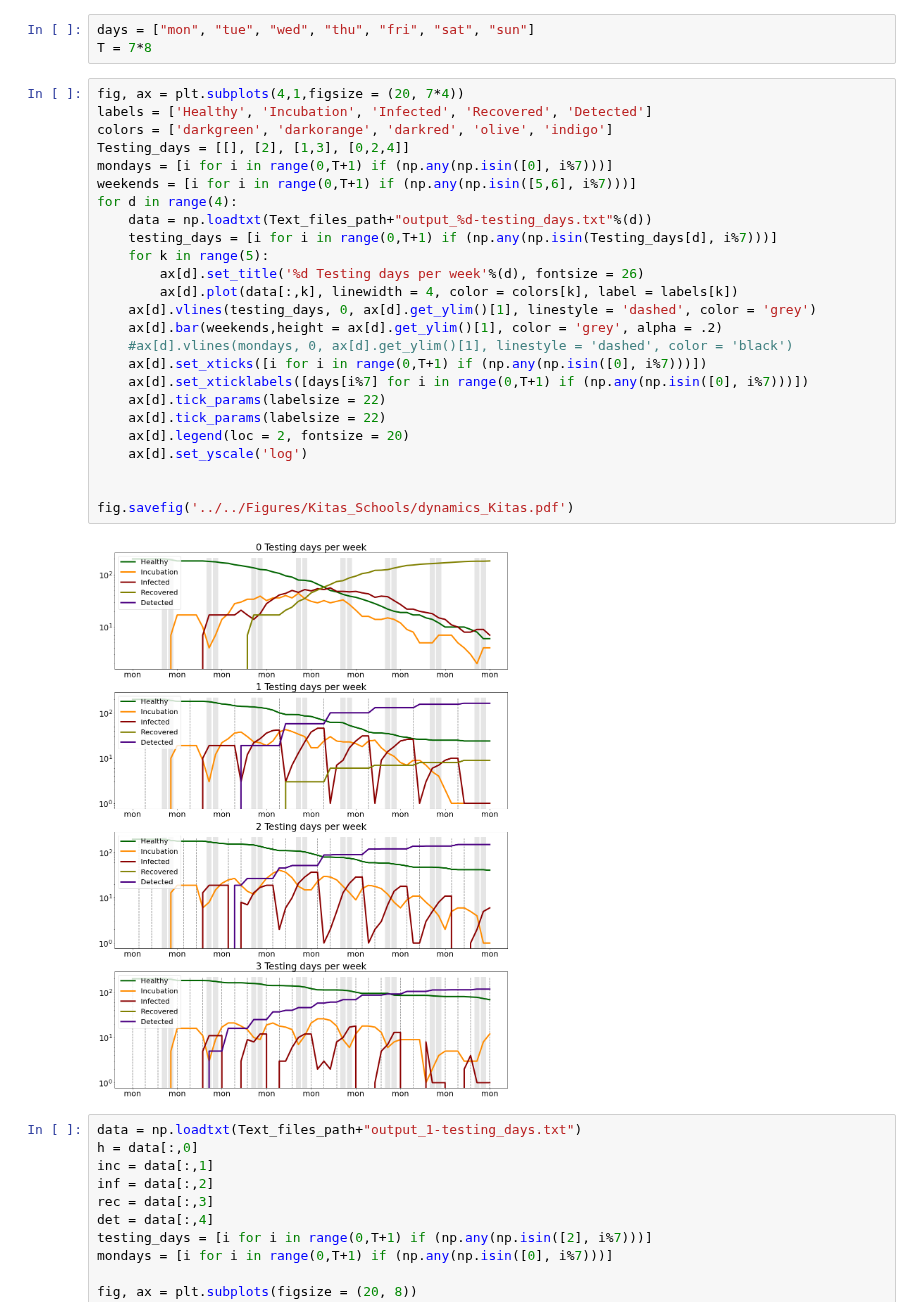
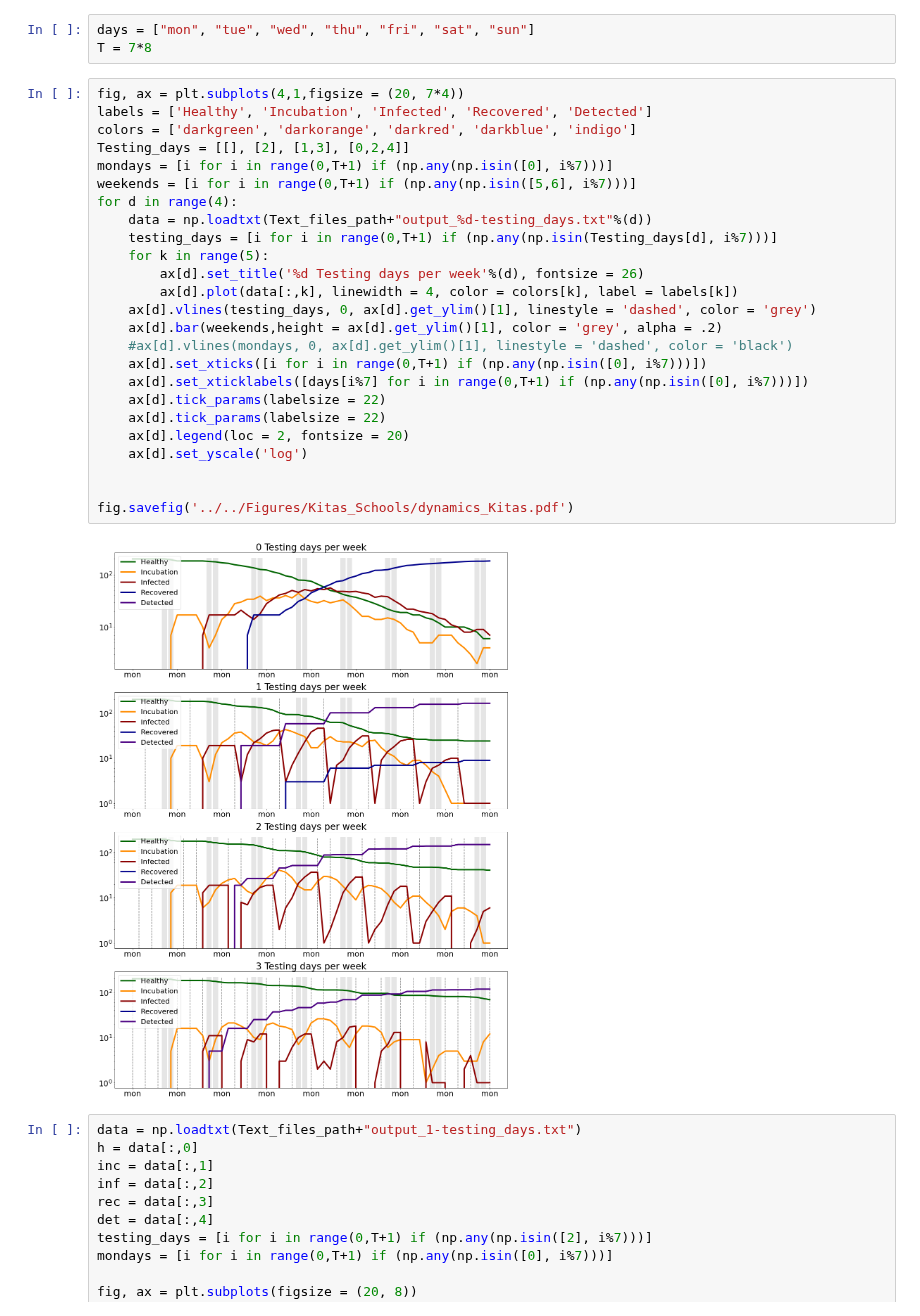
Before and after one commit to betoto008/Epidemiology_2020, a Jupyter notebook: Jupyter_Notebooks/Kitas_Schools/Kitas.ipynb, the cells around one changed output. Drawn from its saved outputs; the diff is of its cells as text.

```diff
--- a/Jupyter_Notebooks/Kitas_Schools/Kitas.ipynb
+++ b/Jupyter_Notebooks/Kitas_Schools/Kitas.ipynb
@@ -32,30 +32,30 @@ T = 7*8
 # %%
 fig, ax = plt.subplots(4,1,figsize = (20, 7*4))
 labels = ['Healthy', 'Incubation', 'Infected', 'Recovered', 'Detected']
-colors = ['darkgreen', 'darkorange', 'darkred', 'olive', 'indigo']
+colors = ['darkgreen', 'darkorange', 'darkred', 'darkblue', 'indigo']
 Testing_days = [[], [2], [1,3], [0,2,4]]
 mondays = [i for i in range(0,T+1) if (np.any(np.isin([0], i%7)))]
 weekends = [i for i in range(0,T+1) if (np.any(np.isin([5,6], i%7)))]
 for d in range(4):
     data = np.loadtxt(Text_files_path+"output_%d-testing_days.txt"%(d))
     testing_days = [i for i in range(0,T+1) if (np.any(np.isin(Testing_days[d], i%7)))]
     for k in range(5):
         ax[d].set_title('%d Testing days per week'%(d), fontsize = 26)
         ax[d].plot(data[:,k], linewidth = 4, color = colors[k], label = labels[k])
     ax[d].vlines(testing_days, 0, ax[d].get_ylim()[1], linestyle = 'dashed', color = 'grey')
     ax[d].bar(weekends,height = ax[d].get_ylim()[1], color = 'grey', alpha = .2)
     #ax[d].vlines(mondays, 0, ax[d].get_ylim()[1], linestyle = 'dashed', color = 'black')
     ax[d].set_xticks([i for i in range(0,T+1) if (np.any(np.isin([0], i%7)))])
     ax[d].set_xticklabels([days[i%7] for i in range(0,T+1) if (np.any(np.isin([0], i%7)))])
     ax[d].tick_params(labelsize = 22)
     ax[d].tick_params(labelsize = 22)
     ax[d].legend(loc = 2, fontsize = 20)
     ax[d].set_yscale('log')
 
 
 fig.savefig('../../Figures/Kitas_Schools/dynamics_Kitas.pdf')
 # %% [output]
-[figure, old version]
+[figure, new version]
 # %%
 data = np.loadtxt(Text_files_path+"output_1-testing_days.txt")
 h = data[:,0]
```
Also changed, not shown: parts of 1 cell of this notebook, 2 other files.
